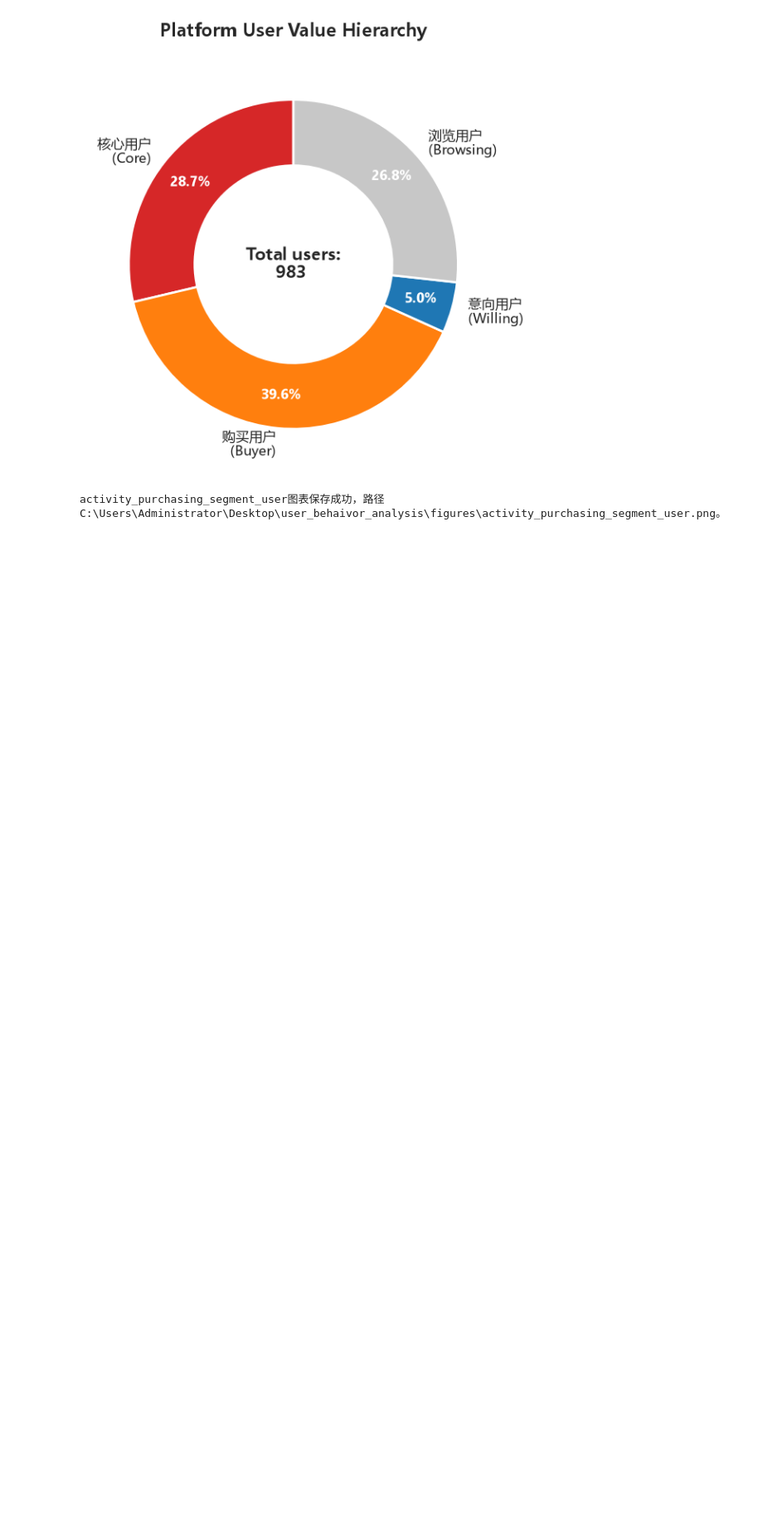
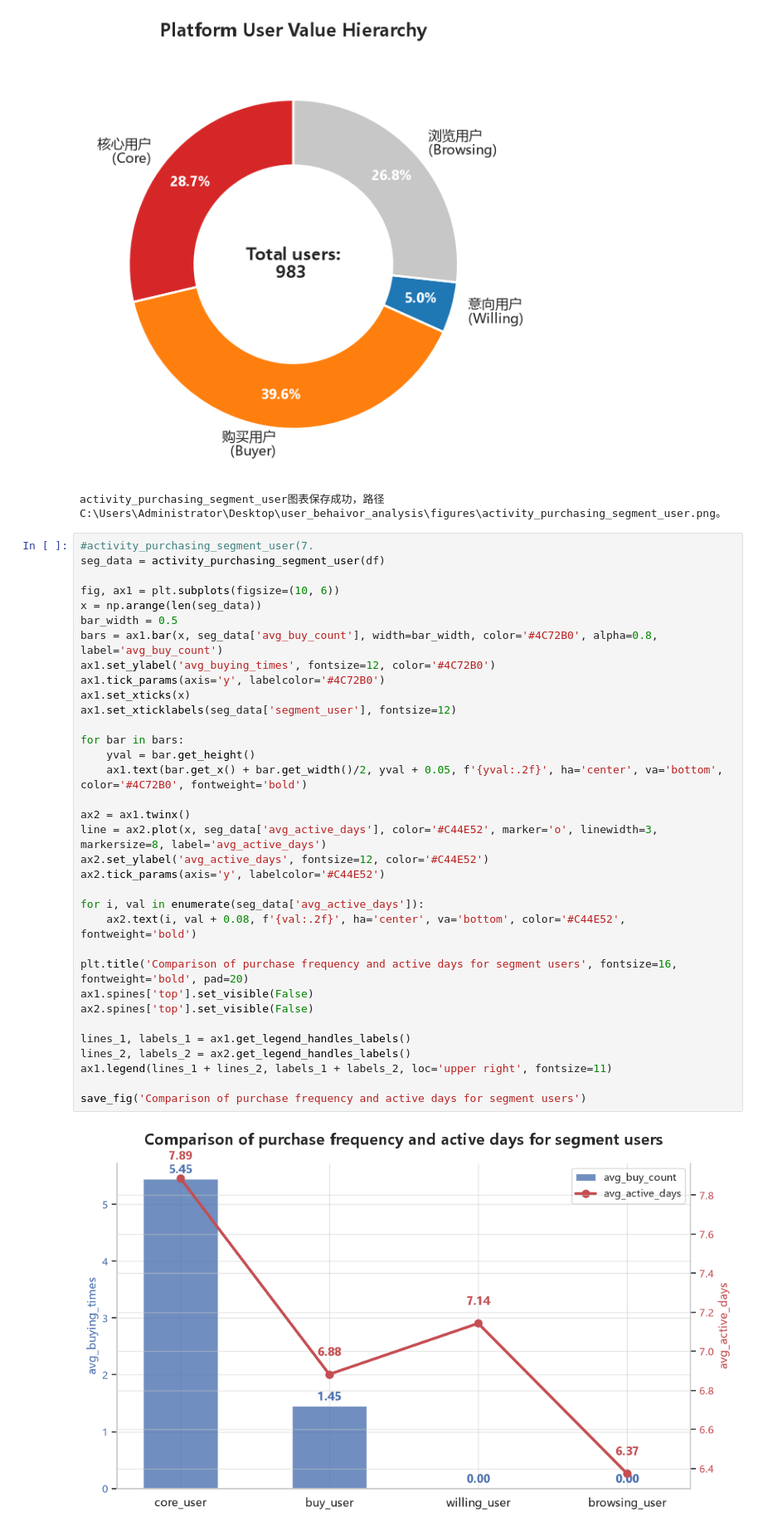
Before and after one commit to Olinovia/taobao_user_behavior_analysis, a Jupyter notebook: notebook/visual_chart.ipynb, the cells around one changed output. Shown at 83% size. Drawn from its saved outputs; the diff is of its cells as text; blank space fills up the shorter version.

```diff
--- a/notebook/visual_chart.ipynb
+++ b/notebook/visual_chart.ipynb
@@ -645,3 +661,39 @@ save_fig('activity_purchasing_segment_user')
 # %% [output]
 [figure]
 activity_purchasing_segment_user图表保存成功，路径C:\Users\Administrator\Desktop\user_behaivor_analysis\figures\activity_purchasing_segment_user.png。
+# %%
+#activity_purchasing_segment_user(7.
+seg_data = activity_purchasing_segment_user(df)
+
+fig, ax1 = plt.subplots(figsize=(10, 6))
+x = np.arange(len(seg_data))
+bar_width = 0.5
+bars = ax1.bar(x, seg_data['avg_buy_count'], width=bar_width, color='#4C72B0', alpha=0.8, label='avg_buy_count')
+ax1.set_ylabel('avg_buying_times', fontsize=12, color='#4C72B0')
+ax1.tick_params(axis='y', labelcolor='#4C72B0')
+ax1.set_xticks(x)
+ax1.set_xticklabels(seg_data['segment_user'], fontsize=12)
+
+for bar in bars:
+    yval = bar.get_height()
+    ax1.text(bar.get_x() + bar.get_width()/2, yval + 0.05, f'{yval:.2f}', ha='center', va='bottom', color='#4C72B0', fontweight='bold')
+
+ax2 = ax1.twinx()
+line = ax2.plot(x, seg_data['avg_active_days'], color='#C44E52', marker='o', linewidth=3, markersize=8, label='avg_active_days')
+ax2.set_ylabel('avg_active_days', fontsize=12, color='#C44E52')
+ax2.tick_params(axis='y', labelcolor='#C44E52')
+
+for i, val in enumerate(seg_data['avg_active_days']):
+    ax2.text(i, val + 0.08, f'{val:.2f}', ha='center', va='bottom', color='#C44E52', fontweight='bold')
+
+plt.title('Comparison of purchase frequency and active days for segment users', fontsize=16, fontweight='bold', pad=20)
+ax1.spines['top'].set_visible(False)
+ax2.spines['top'].set_visible(False)
+
+lines_1, labels_1 = ax1.get_legend_handles_labels()
+lines_2, labels_2 = ax2.get_legend_handles_labels()
+ax1.legend(lines_1 + lines_2, labels_1 + labels_2, loc='upper right', fontsize=11)
+
+save_fig('Comparison of purchase frequency and active days for segment users')
+# %% [output]
+[figure, added]
```
Also changed, not shown: parts of 6 cells of this notebook, 4 other files.
